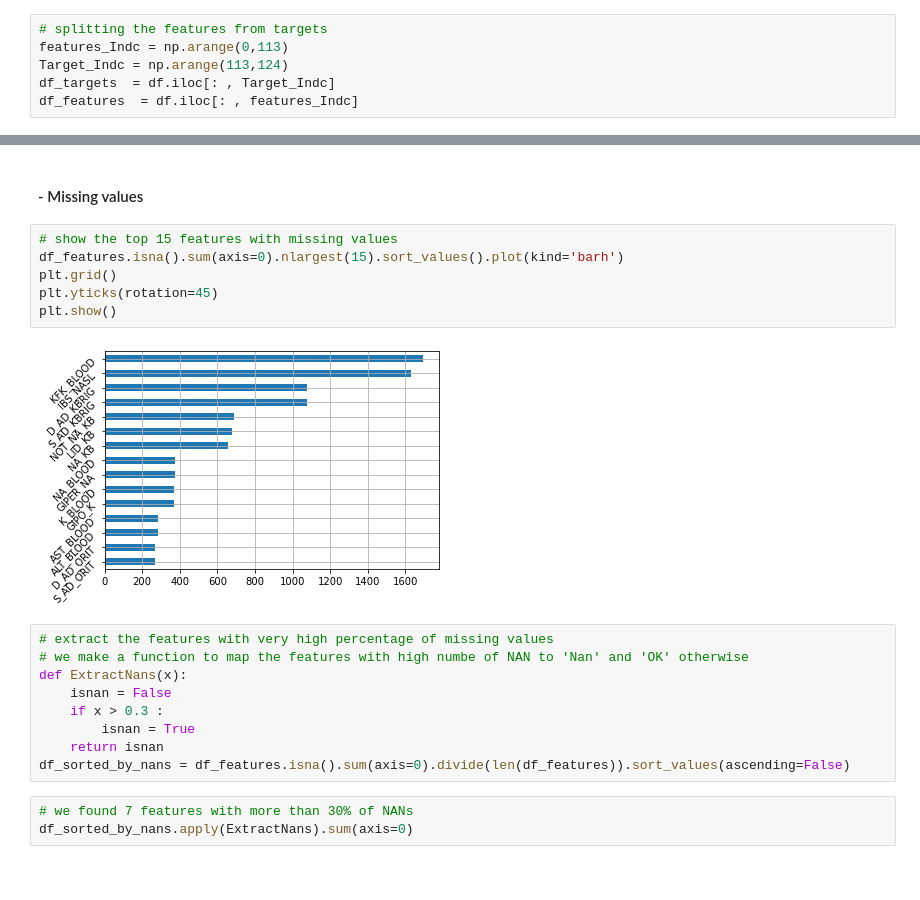
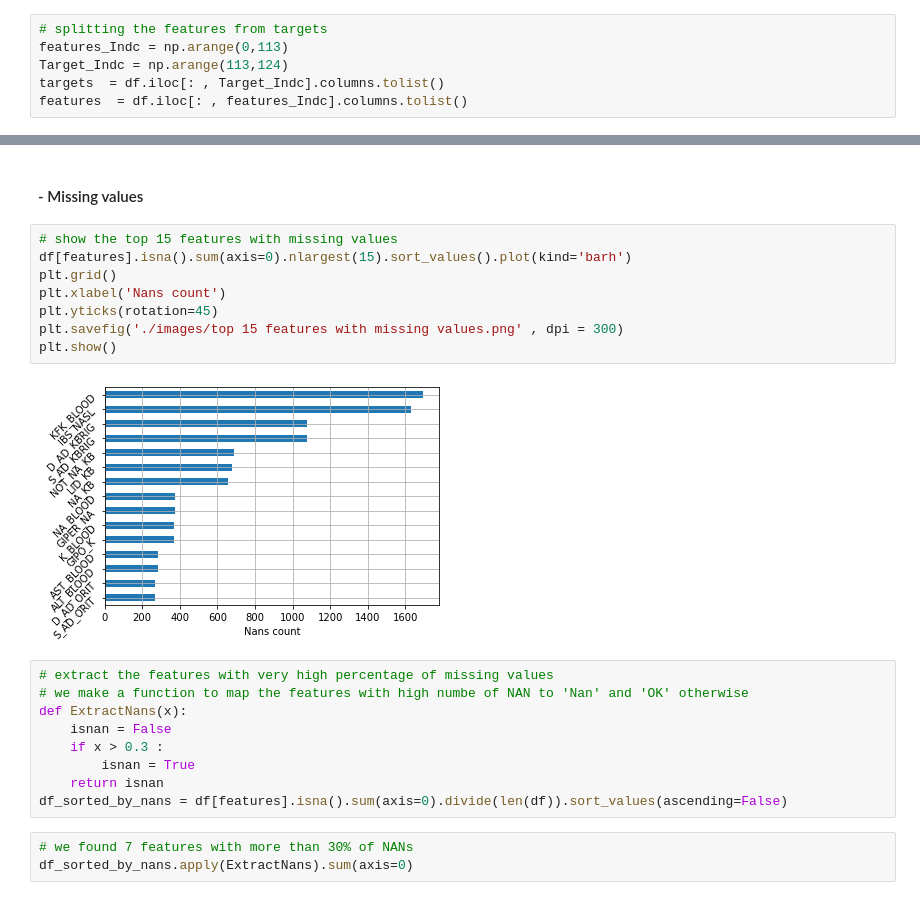
Before and after one commit to Mustafa-omer-mohammed/Myocardial-Infarction_Complications-analysis, a Jupyter notebook: Myocardial infarction complications Analysis.ipynb, the cells around one changed output, grey strips where cells are left out. Cells and saved outputs as stored; diff of their text form.

```diff
--- a/Myocardial infarction complications Analysis.ipynb
+++ b/Myocardial infarction complications Analysis.ipynb
@@ -101,7 +125,7 @@ df.shape
 # splitting the features from targets
 features_Indc = np.arange(0,113)
 Target_Indc = np.arange(113,124)
-df_targets  = df.iloc[: , Target_Indc]
-df_features  = df.iloc[: , features_Indc]
+targets  = df.iloc[: , Target_Indc].columns.tolist()
+features  = df.iloc[: , features_Indc].columns.tolist()
 # %%
 # The target variables doesn't contain any missing values
@@ -138,12 +162,14 @@ dtype: int64
 #### - Missing values
 # %%
 # show the top 15 features with missing values
-df_features.isna().sum(axis=0).nlargest(15).sort_values().plot(kind='barh')
+df[features].isna().sum(axis=0).nlargest(15).sort_values().plot(kind='barh')
 plt.grid()
+plt.xlabel('Nans count')
 plt.yticks(rotation=45)
+plt.savefig('./images/top 15 features with missing values.png' , dpi = 300)
 plt.show()
 # %% [output]
-[figure, old version]
+[figure, new version]
 # %%
 # extract the features with very high percentage of missing values
 # we make a function to map the features with high numbe of NAN to 'Nan' and 'OK' otherwise
@@ -152,7 +178,7 @@ def ExtractNans(x):
     if x > 0.3 :
         isnan = True
     return isnan
-df_sorted_by_nans = df_features.isna().sum(axis=0).divide(len(df_features)).sort_values(ascending=False)
+df_sorted_by_nans = df[features].isna().sum(axis=0).divide(len(df)).sort_values(ascending=False)
 # %%
 # we found 7 features with more than 30% of NANs
 df_sorted_by_nans.apply(ExtractNans).sum(axis=0)
```
Also changed, not shown: parts of 28 cells of this notebook.
